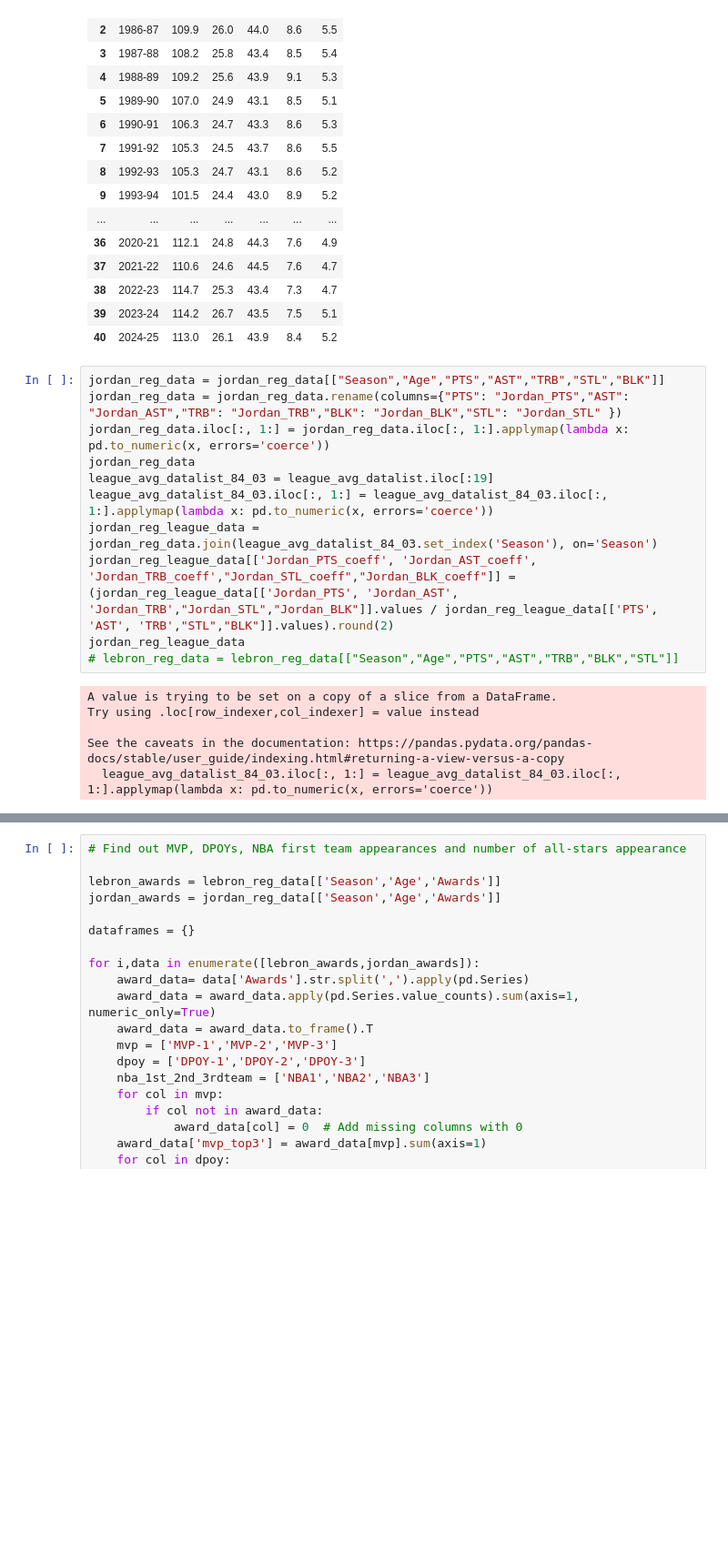
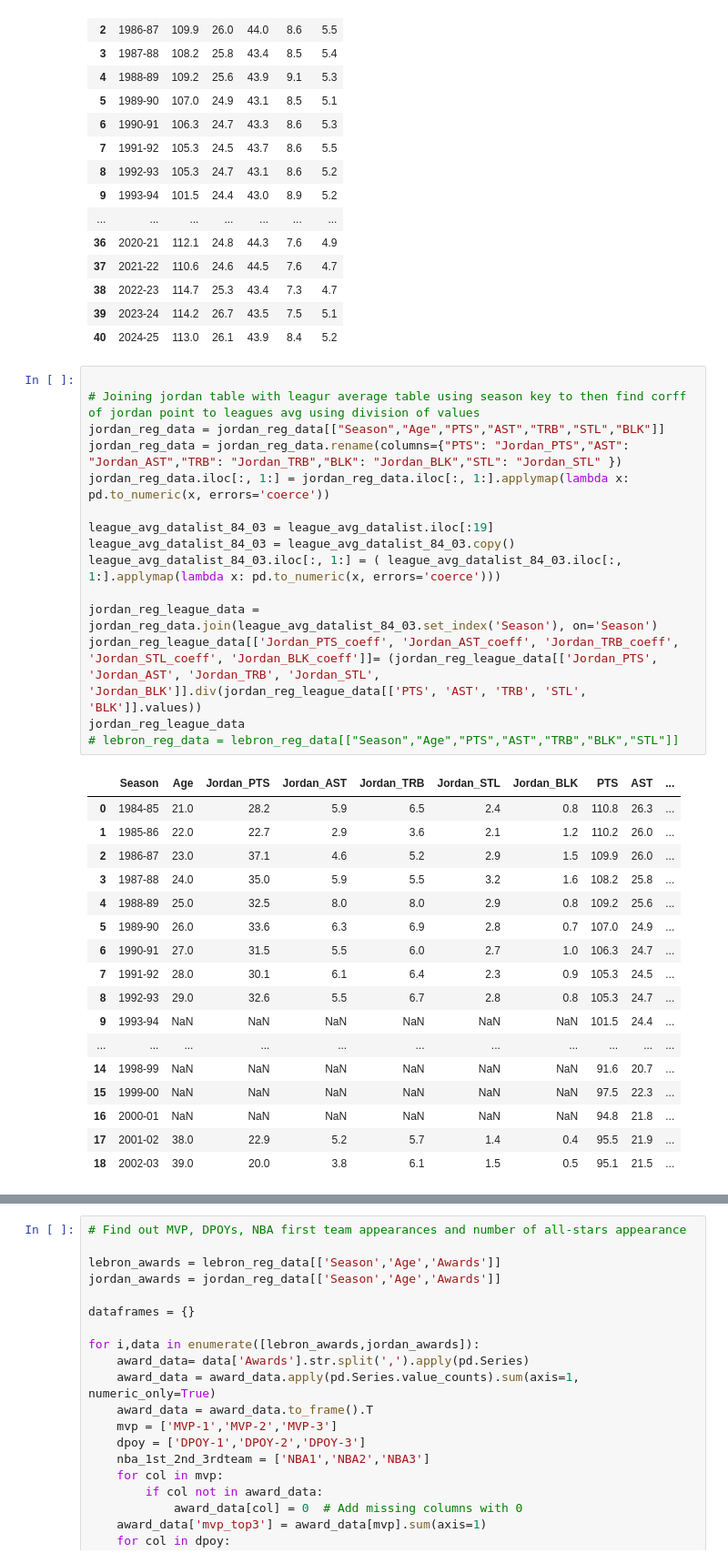
Before and after one commit to gohsoonhao/therealGOAT, a Jupyter notebook: reg_season_stats_awards.ipynb, the cells around one changed output, grey strips where cells are left out. Shown at 91% size. Cells and saved outputs as stored; diff of their text form; blank space fills up the shorter version.

Commit message:
Solved Coefficient Error

```diff
--- a/reg_season_stats_awards.ipynb
+++ b/reg_season_stats_awards.ipynb
@@ -165,19 +165,35 @@ league_avg_datalist
 | 39 | 2023-24 | 114.2 | 26.7 | 43.5 | 7.5 | 5.1 |
 | 40 | 2024-25 | 113.0 | 26.1 | 43.9 | 8.4 | 5.2 |
 # %%
+
+# Joining jordan table with leagur average table using season key to then find corff of jordan point to leagues avg using division of values
 jordan_reg_data = jordan_reg_data[["Season","Age","PTS","AST","TRB","STL","BLK"]]
 jordan_reg_data = jordan_reg_data.rename(columns={"PTS": "Jordan_PTS","AST": "Jordan_AST","TRB": "Jordan_TRB","BLK": "Jordan_BLK","STL": "Jordan_STL" })
 jordan_reg_data.iloc[:, 1:] = jordan_reg_data.iloc[:, 1:].applymap(lambda x: pd.to_numeric(x, errors='coerce'))
-jordan_reg_data
+
 league_avg_datalist_84_03 = league_avg_datalist.iloc[:19]
-league_avg_datalist_84_03.iloc[:, 1:] = league_avg_datalist_84_03.iloc[:, 1:].applymap(lambda x: pd.to_numeric(x, errors='coerce'))
+league_avg_datalist_84_03 = league_avg_datalist_84_03.copy()
+league_avg_datalist_84_03.iloc[:, 1:] = ( league_avg_datalist_84_03.iloc[:, 1:].applymap(lambda x: pd.to_numeric(x, errors='coerce')))
+
 jordan_reg_league_data = jordan_reg_data.join(league_avg_datalist_84_03.set_index('Season'), on='Season')
-jordan_reg_league_data[['Jordan_PTS_coeff', 'Jordan_AST_coeff', 'Jordan_TRB_coeff',"Jordan_STL_coeff","Jordan_BLK_coeff"]] = (jordan_reg_league_data[['Jordan_PTS', 'Jordan_AST', 'Jordan_TRB',"Jordan_STL","Jordan_BLK"]].values / jordan_reg_league_data[['PTS', 'AST', 'TRB',"STL","BLK"]].values).round(2)
+jordan_reg_league_data[['Jordan_PTS_coeff', 'Jordan_AST_coeff', 'Jordan_TRB_coeff', 'Jordan_STL_coeff', 'Jordan_BLK_coeff']]= (jordan_reg_league_data[['Jordan_PTS', 'Jordan_AST', 'Jordan_TRB', 'Jordan_STL', 'Jordan_BLK']].div(jordan_reg_league_data[['PTS', 'AST', 'TRB', 'STL', 'BLK']].values))
 jordan_reg_league_data
 # lebron_reg_data = lebron_reg_data[["Season","Age","PTS","AST","TRB","BLK","STL"]]
 # %% [output]
-A value is trying to be set on a copy of a slice from a DataFrame.
-Try using .loc[row_indexer,col_indexer] = value instead
-
-See the caveats in the documentation: https://pandas.pydata.org/pandas-docs/stable/user_guide/indexing.html#returning-a-view-versus-a-copy
-  league_avg_datalist_84_03.iloc[:, 1:] = league_avg_datalist_84_03.iloc[:, 1:].applymap(lambda x: pd.to_numeric(x, errors='coerce'))
+|  | Season | Age | Jordan_PTS | Jordan_AST | Jordan_TRB | Jordan_STL | Jordan_BLK | PTS | AST | ... |
+| 0 | 1984-85 | 21.0 | 28.2 | 5.9 | 6.5 | 2.4 | 0.8 | 110.8 | 26.3 | ... |
+| 1 | 1985-86 | 22.0 | 22.7 | 2.9 | 3.6 | 2.1 | 1.2 | 110.2 | 26.0 | ... |
+| 2 | 1986-87 | 23.0 | 37.1 | 4.6 | 5.2 | 2.9 | 1.5 | 109.9 | 26.0 | ... |
+| 3 | 1987-88 | 24.0 | 35.0 | 5.9 | 5.5 | 3.2 | 1.6 | 108.2 | 25.8 | ... |
+| 4 | 1988-89 | 25.0 | 32.5 | 8.0 | 8.0 | 2.9 | 0.8 | 109.2 | 25.6 | ... |
+| 5 | 1989-90 | 26.0 | 33.6 | 6.3 | 6.9 | 2.8 | 0.7 | 107.0 | 24.9 | ... |
+| 6 | 1990-91 | 27.0 | 31.5 | 5.5 | 6.0 | 2.7 | 1.0 | 106.3 | 24.7 | ... |
+| 7 | 1991-92 | 28.0 | 30.1 | 6.1 | 6.4 | 2.3 | 0.9 | 105.3 | 24.5 | ... |
+| 8 | 1992-93 | 29.0 | 32.6 | 5.5 | 6.7 | 2.8 | 0.8 | 105.3 | 24.7 | ... |
+| 9 | 1993-94 | NaN | NaN | NaN | NaN | NaN | NaN | 101.5 | 24.4 | ... |
+| ... | ... | ... | ... | ... | ... | ... | ... | ... | ... | ... |
+| 14 | 1998-99 | NaN | NaN | NaN | NaN | NaN | NaN | 91.6 | 20.7 | ... |
+| 15 | 1999-00 | NaN | NaN | NaN | NaN | NaN | NaN | 97.5 | 22.3 | ... |
+| 16 | 2000-01 | NaN | NaN | NaN | NaN | NaN | NaN | 94.8 | 21.8 | ... |
+| 17 | 2001-02 | 38.0 | 22.9 | 5.2 | 5.7 | 1.4 | 0.4 | 95.5 | 21.9 | ... |
+| 18 | 2002-03 | 39.0 | 20.0 | 3.8 | 6.1 | 1.5 | 0.5 | 95.1 | 21.5 | ... |
```
Also changed, not shown: parts of 3 cells of this notebook.
